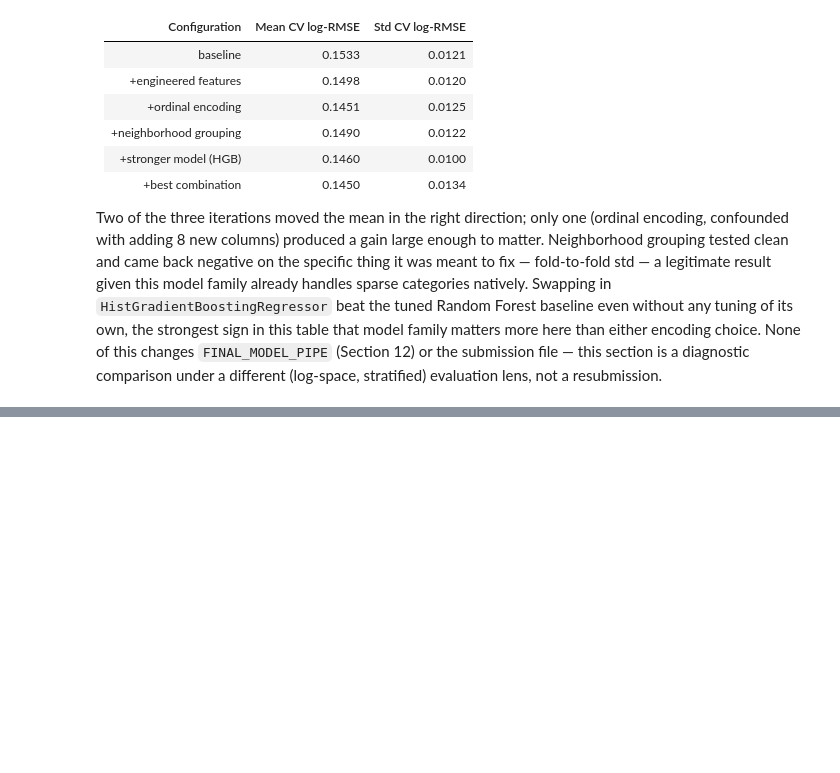
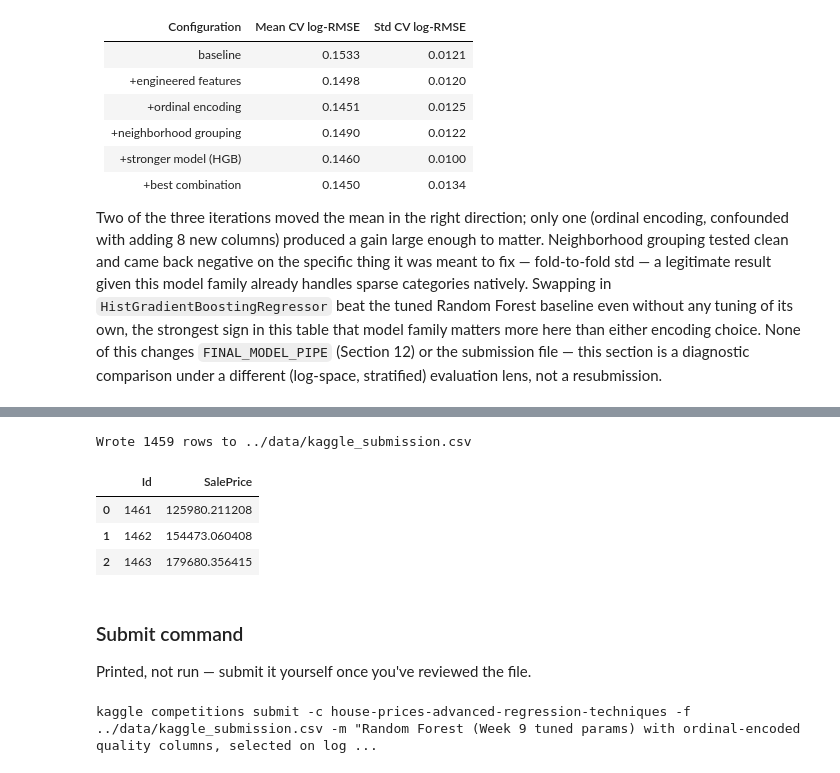
Before and after one commit to ashandx/ames-housing-pipeline, a Jupyter notebook: notebooks/ames_housing_pipeline.ipynb, the cells around one changed output, grey strips where cells are left out. Saved outputs shown, nothing was run; the diff lists cells and outputs as text; code cells hidden in the pictures; blank space fills up the shorter version.

Commit message:
feat: generate real Kaggle submission from log-RMSE-selected config

```diff
--- a/notebooks/ames_housing_pipeline.ipynb
+++ b/notebooks/ames_housing_pipeline.ipynb
@@ -1214,0 +1244,11 @@ comparison under a different (log-space, stratified) evaluation lens, not a resu
+# %%
+from sklearn.base import clone
+
+submission_feature_columns = numeric_features + categorical_features + raw_extra_features + quality_extra_cols
+
+X_full = df[submission_feature_columns]
+y_full = df['SalePrice']
+
+submission_pipe = clone(ordinal_pipe)
+submission_pipe.fit(X_full, y_full)
+print(f"Fitted on 100% of training data: {X_full.shape}")
@@ -1214,0 +1266,9 @@ comparison under a different (log-space, stratified) evaluation lens, not a resu
+# %%
+test_df = pd.read_csv('../data/ames_test.csv')
+
+X_kaggle_test = test_df[submission_feature_columns]
+
+kaggle_predictions = submission_pipe.predict(X_kaggle_test)
+
+print(f"Predictions: min={kaggle_predictions.min():,.0f}  mean={kaggle_predictions.mean():,.0f}  max={kaggle_predictions.max():,.0f}")
+print(f"Training SalePrice range for comparison: min={y_full.min():,.0f}  max={y_full.max():,.0f}")
@@ -1214,0 +1285,33 @@ comparison under a different (log-space, stratified) evaluation lens, not a resu
+# %%
+kaggle_submission = pd.DataFrame({
+    'Id': test_df['Id'],
+    'SalePrice': kaggle_predictions
+})
+
+kaggle_submission_path = '../data/kaggle_submission.csv'
+kaggle_submission.to_csv(kaggle_submission_path, index=False)
+
+print(f"Wrote {len(kaggle_submission)} rows to {kaggle_submission_path}")
+kaggle_submission.head(3)
+# %% [output]
+Wrote 1459 rows to ../data/kaggle_submission.csv
+|  | Id | SalePrice |
+| 0 | 1461 | 125980.211208 |
+| 1 | 1462 | 154473.060408 |
+| 2 | 1463 | 179680.356415 |
+# %% [markdown]
+### Submit command
+
+Printed, not run — submit it yourself once you've reviewed the file.
+# %%
+submit_message = (
+    "Random Forest (Week 9 tuned params) with ordinal-encoded quality columns, "
+    "selected on log-RMSE (Milestone 3 Row 3): 0.1451 mean CV log-RMSE"
+)
+submit_command = (
+    f'kaggle competitions submit -c house-prices-advanced-regression-techniques '
+    f'-f {kaggle_submission_path} -m "{submit_message}"'
+)
+print(submit_command)
+# %% [output]
+kaggle competitions submit -c house-prices-advanced-regression-techniques -f ../data/kaggle_submission.csv -m "Random Forest (Week 9 tuned params) with ordinal-encoded quality columns, selected on log ...
```
Also changed, not shown: parts of 17 cells of this notebook, 2 other files.
